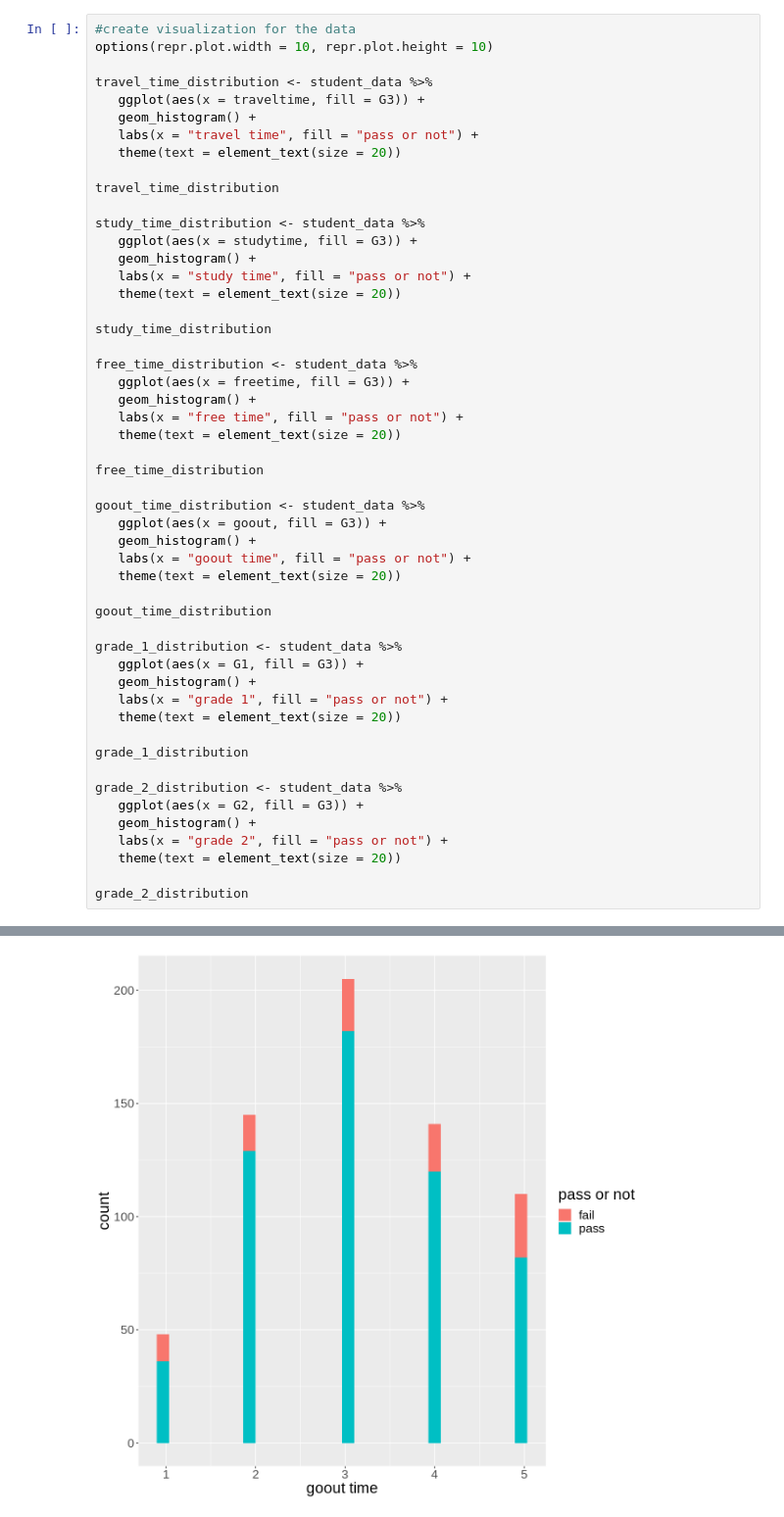
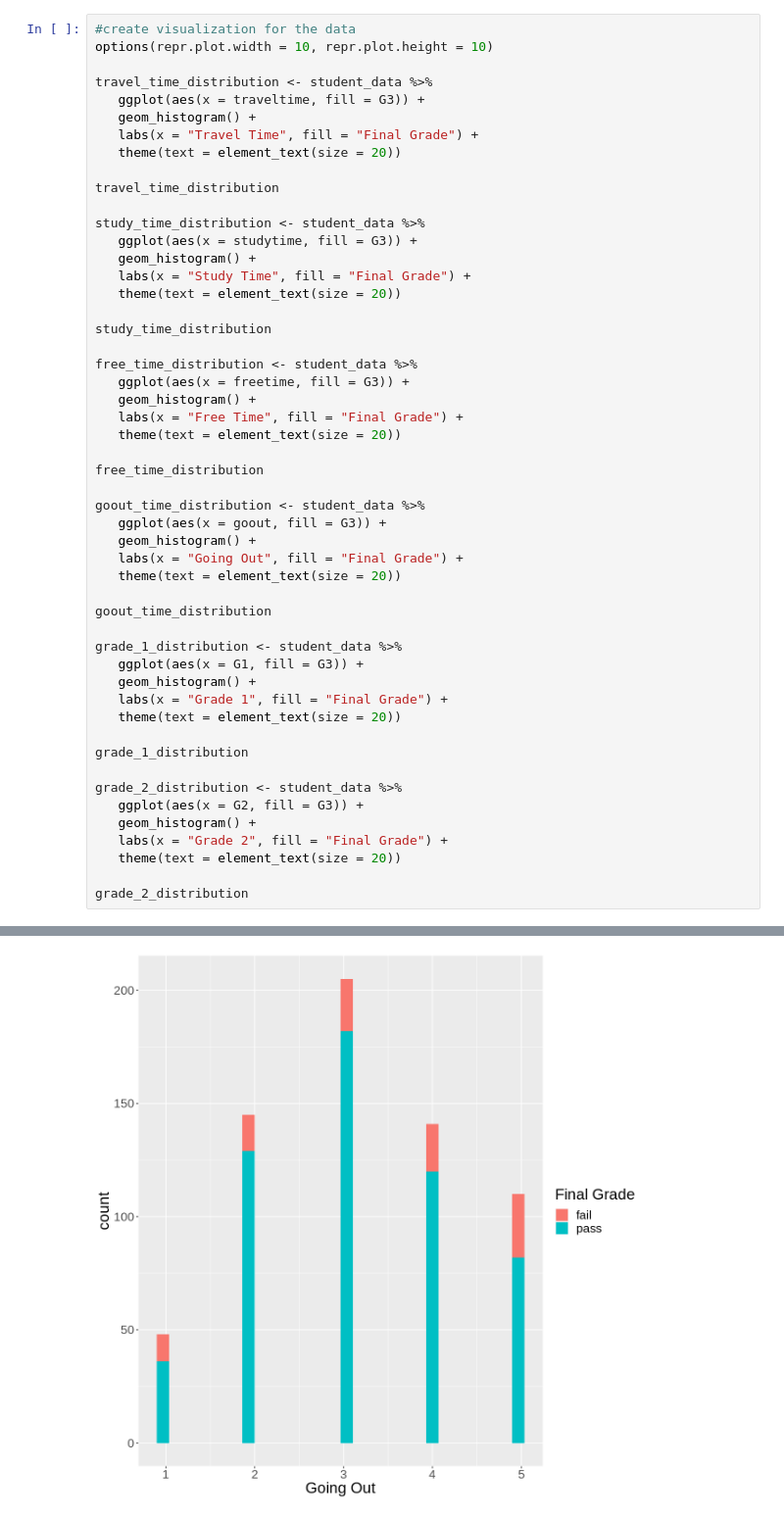
Before and after one commit to gpark8910/DSCI100_project, a Jupyter notebook: project_data.ipynb, the cells around one changed output, grey strips where cells are left out. Shown at 98% size. Cells and saved outputs as stored; diff of their text form.

```diff
--- a/project_data.ipynb
+++ b/project_data.ipynb
@@ -74,7 +56,7 @@ options(repr.plot.width = 10, repr.plot.height = 10)
 travel_time_distribution <- student_data %>%
    ggplot(aes(x = traveltime, fill = G3)) +
    geom_histogram() +
-   labs(x = "travel time", fill = "pass or not") +
+   labs(x = "Travel Time", fill = "Final Grade") +
    theme(text = element_text(size = 20))
 
 travel_time_distribution
@@ -82,7 +64,7 @@ travel_time_distribution
 study_time_distribution <- student_data %>%
    ggplot(aes(x = studytime, fill = G3)) +
    geom_histogram() +
-   labs(x = "study time", fill = "pass or not") +
+   labs(x = "Study Time", fill = "Final Grade") +
    theme(text = element_text(size = 20))
 
 study_time_distribution
@@ -90,7 +72,7 @@ study_time_distribution
 free_time_distribution <- student_data %>%
    ggplot(aes(x = freetime, fill = G3)) +
    geom_histogram() +
-   labs(x = "free time", fill = "pass or not") +
+   labs(x = "Free Time", fill = "Final Grade") +
    theme(text = element_text(size = 20))
 
 free_time_distribution
@@ -98,7 +80,7 @@ free_time_distribution
 goout_time_distribution <- student_data %>%
    ggplot(aes(x = goout, fill = G3)) +
    geom_histogram() +
-   labs(x = "goout time", fill = "pass or not") +
+   labs(x = "Going Out", fill = "Final Grade") +
    theme(text = element_text(size = 20))
 
 goout_time_distribution
@@ -106,7 +88,7 @@ goout_time_distribution
 grade_1_distribution <- student_data %>%
    ggplot(aes(x = G1, fill = G3)) +
    geom_histogram() +
-   labs(x = "grade 1", fill = "pass or not") +
+   labs(x = "Grade 1", fill = "Final Grade") +
    theme(text = element_text(size = 20))
 
 grade_1_distribution
@@ -114,7 +96,7 @@ grade_1_distribution
 grade_2_distribution <- student_data %>%
    ggplot(aes(x = G2, fill = G3)) +
    geom_histogram() +
-   labs(x = "grade 2", fill = "pass or not") +
+   labs(x = "Grade 2", fill = "Final Grade") +
    theme(text = element_text(size = 20))
 
 grade_2_distribution
@@ -130,3 +112,3 @@ grade_2_distribution
 `stat_bin()` using `bins = 30`. Pick better value with `binwidth`.
-[figure, old version]
+[figure, new version]
 `stat_bin()` using `bins = 30`. Pick better value with `binwidth`.
```
Also changed, not shown: parts of 8 cells of this notebook.
